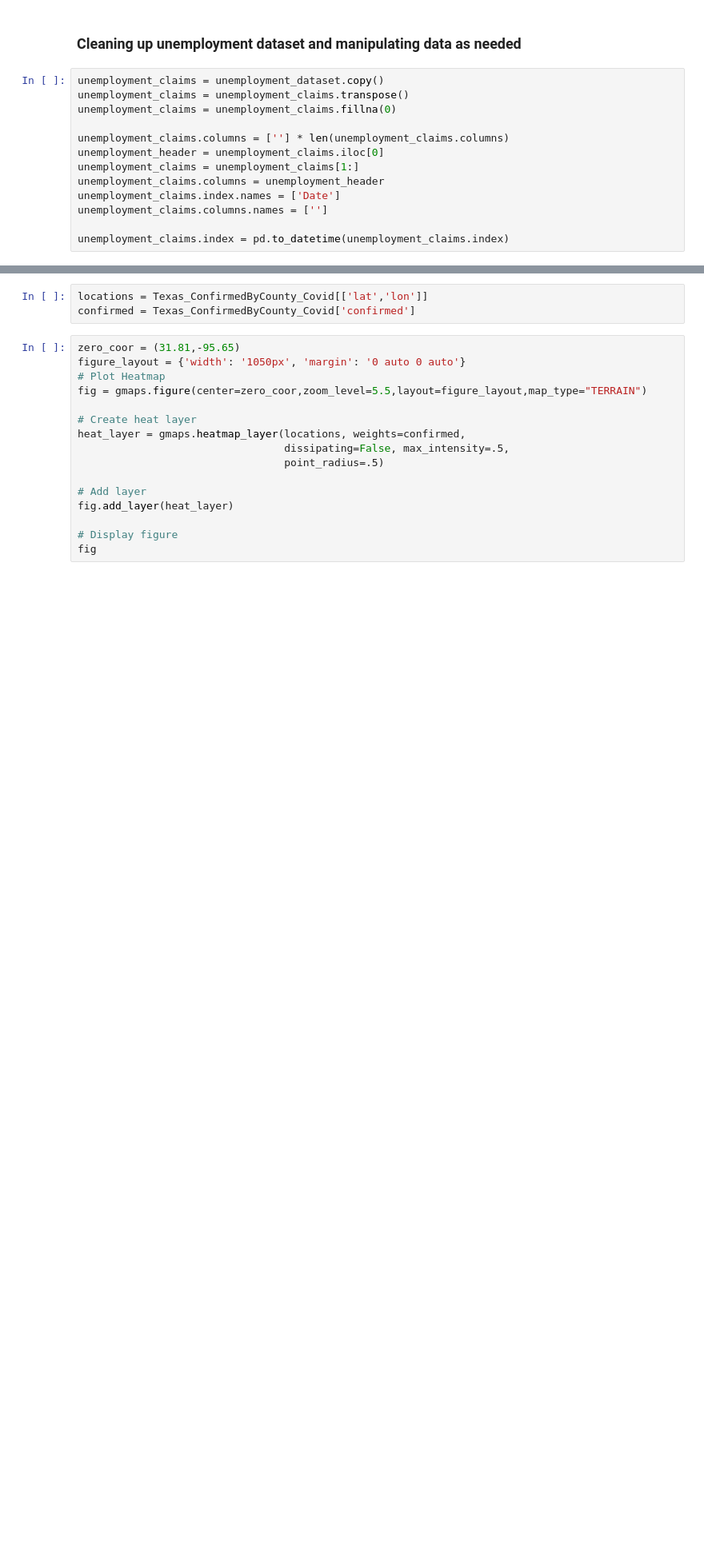
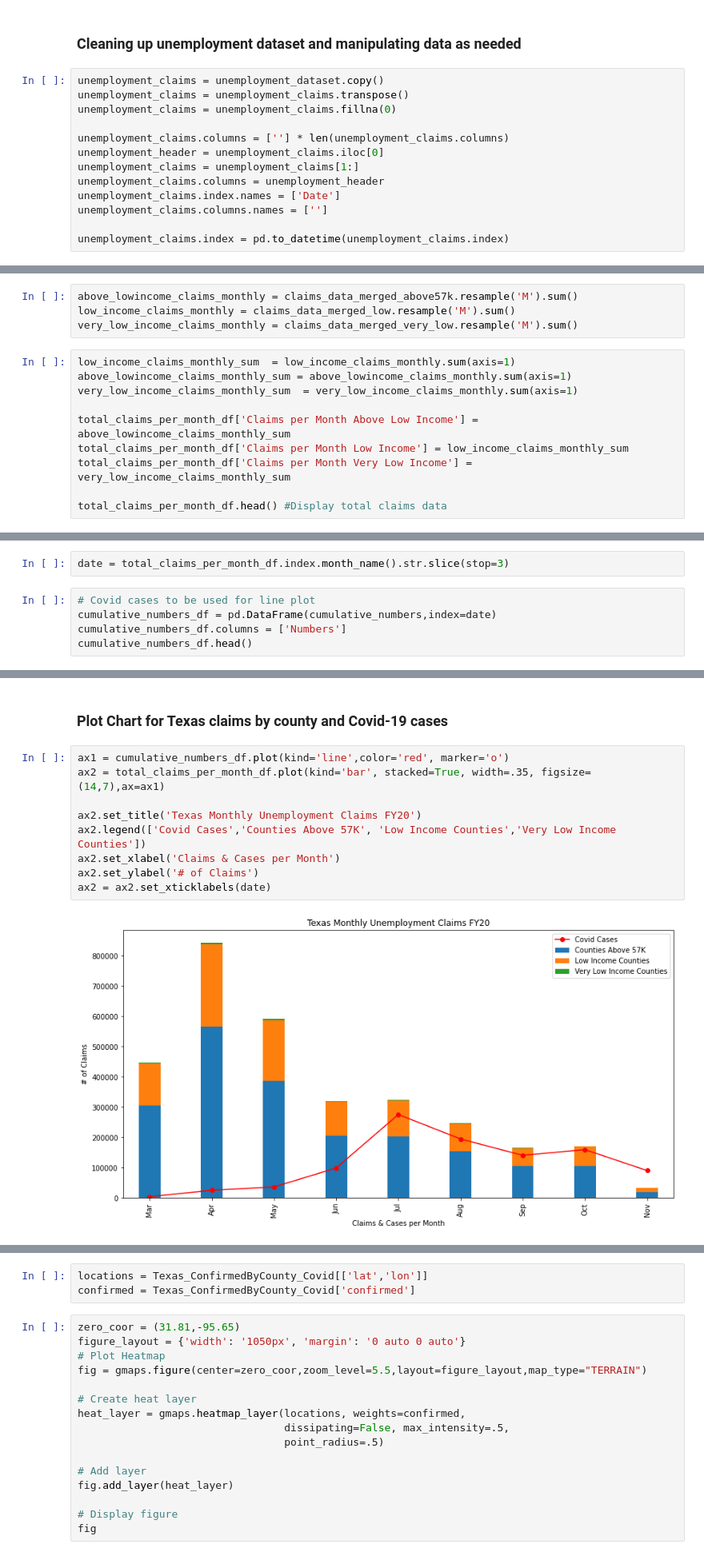
Before and after one commit to inkosi-codes/Covid-19-and-Low-Income-Communities, a Jupyter notebook: src/New_Covid_and_low_income_communities.ipynb, the cells around one changed output, grey strips where cells are left out. Shown at 80% size. Saved outputs shown, nothing was run; the diff lists cells and outputs as text; blank space fills up the shorter version.

```diff
--- a/src/New_Covid_and_low_income_communities.ipynb
+++ b/src/New_Covid_and_low_income_communities.ipynb
@@ -85,0 +410,14 @@ unemployment_claims.index = pd.to_datetime(unemployment_claims.index)
+# %%
+above_lowincome_claims_monthly = claims_data_merged_above57k.resample('M').sum()
+low_income_claims_monthly = claims_data_merged_low.resample('M').sum()
+very_low_income_claims_monthly = claims_data_merged_very_low.resample('M').sum()
+# %%
+low_income_claims_monthly_sum  = low_income_claims_monthly.sum(axis=1)
+above_lowincome_claims_monthly_sum = above_lowincome_claims_monthly.sum(axis=1)
+very_low_income_claims_monthly_sum  = very_low_income_claims_monthly.sum(axis=1)
+
+total_claims_per_month_df['Claims per Month Above Low Income'] = above_lowincome_claims_monthly_sum
+total_claims_per_month_df['Claims per Month Low Income'] = low_income_claims_monthly_sum
+total_claims_per_month_df['Claims per Month Very Low Income'] = very_low_income_claims_monthly_sum
+
+total_claims_per_month_df.head() #Display total claims data
@@ -85,0 +432,7 @@ unemployment_claims.index = pd.to_datetime(unemployment_claims.index)
+# %%
+date = total_claims_per_month_df.index.month_name().str.slice(stop=3)
+# %%
+# Covid cases to be used for line plot
+cumulative_numbers_df = pd.DataFrame(cumulative_numbers,index=date)
+cumulative_numbers_df.columns = ['Numbers']
+cumulative_numbers_df.head()
@@ -85,0 +447,13 @@ unemployment_claims.index = pd.to_datetime(unemployment_claims.index)
+# %% [markdown]
+### Plot Chart for Texas claims by county and Covid-19 cases
+# %%
+ax1 = cumulative_numbers_df.plot(kind='line',color='red', marker='o')
+ax2 = total_claims_per_month_df.plot(kind='bar', stacked=True, width=.35, figsize=(14,7),ax=ax1)
+
+ax2.set_title('Texas Monthly Unemployment Claims FY20')
+ax2.legend(['Covid Cases','Counties Above 57K', 'Low Income Counties','Very Low Income Counties'])
+ax2.set_xlabel('Claims & Cases per Month')
+ax2.set_ylabel('# of Claims')
+ax2 = ax2.set_xticklabels(date)
+# %% [output]
+[figure, added]
```
Also changed, not shown: parts of 54 cells of this notebook.
